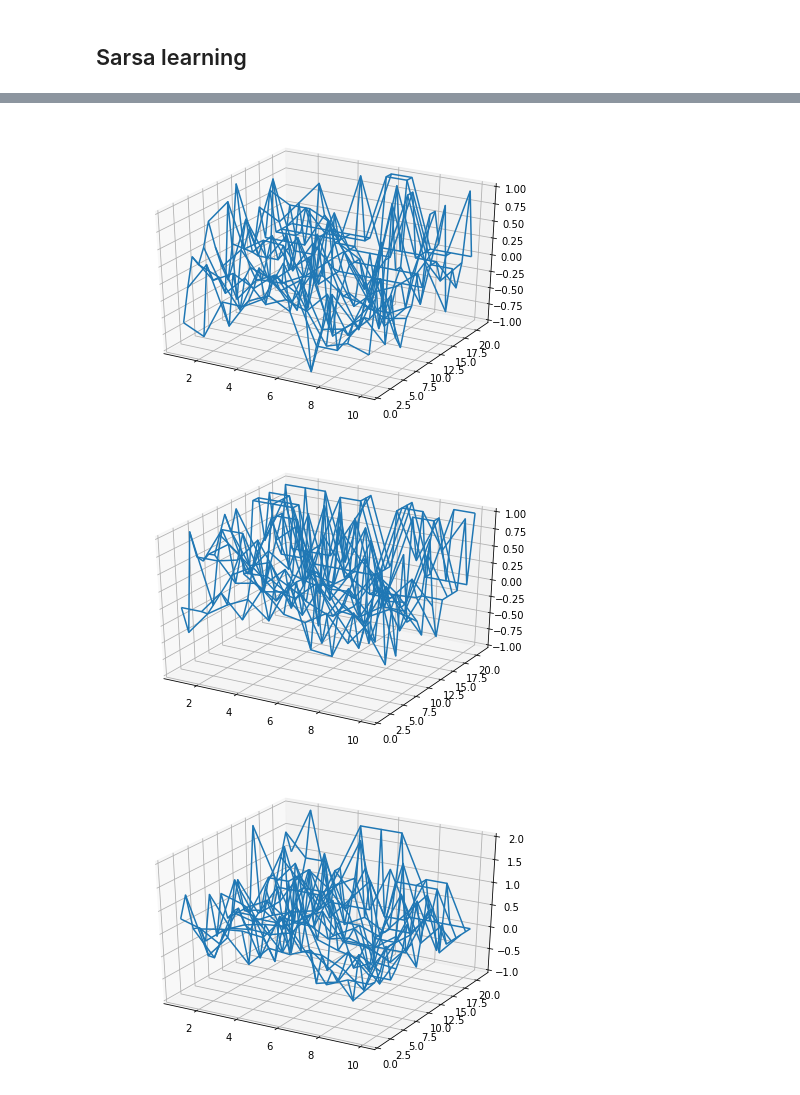
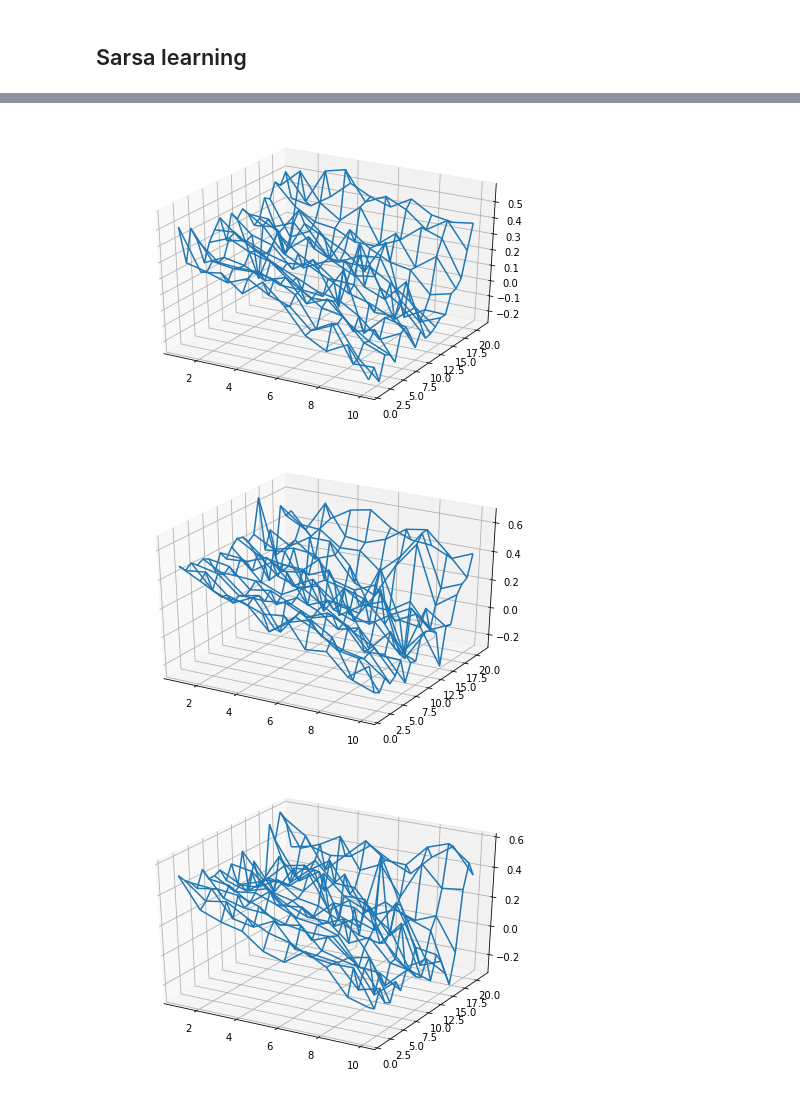
Before and after one commit to kwichmann/easy21, a Jupyter notebook: easy21.ipynb, the cells around one changed output, grey strips where cells are left out. Cells and saved outputs as stored; diff of their text form; code cells hidden in the pictures.

Commit message:
Silly bug fixed: lamb -> lambd. Mean squared error now makes sense

```diff
--- a/easy21.ipynb
+++ b/easy21.ipynb
@@ -152,7 +152,7 @@ def train_sarsa(lambd, episodes):
 
             q_sarsa += alpha * delta * eligibility
 
-            eligibility *= lamb
+            eligibility *= lambd
 
             dealer_card = dealer_card2
             player_sum = player_sum2
@@ -161,9 +161,13 @@ def train_sarsa(lambd, episodes):
     return q_sarsa
 # %%
 squared_errors = []
+variances = []
 
 for lambd in np.arange(0, 1.1, 0.1):
-    q_sarsa = train_sarsa(lambd, 1000)
-    draw_q(q_sarsa)
-    squared_errors.append(np.mean(np.square(q_sarsa - q_mc)))
+    sarsas = []
+    for n in range(0, 50):
+        q_sarsa = train_sarsa(lambd, 1000)
+        sarsas.append(q_sarsa)
+    draw_q(np.mean(sarsas, axis = 0))
+    squared_errors.append(np.sum(np.square(sarsas - q_mc), axis = (1, 2, 3)))
 # %% [output]
@@ -173,3 +177,3 @@ for lambd in np.arange(0, 1.1, 0.1):
-[figure, old version]
+[figure, new version]
-[figure, old version]
+[figure, new version]
-[figure, old version]
+[figure, new version]
```
Also changed, not shown: parts of 2 cells of this notebook.
